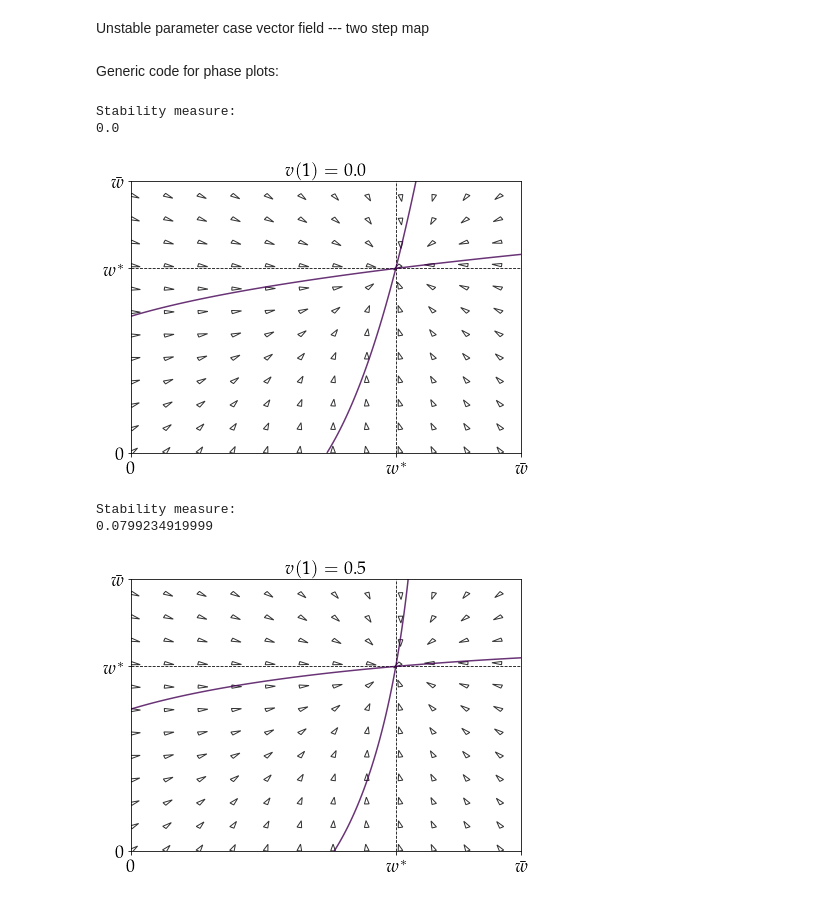
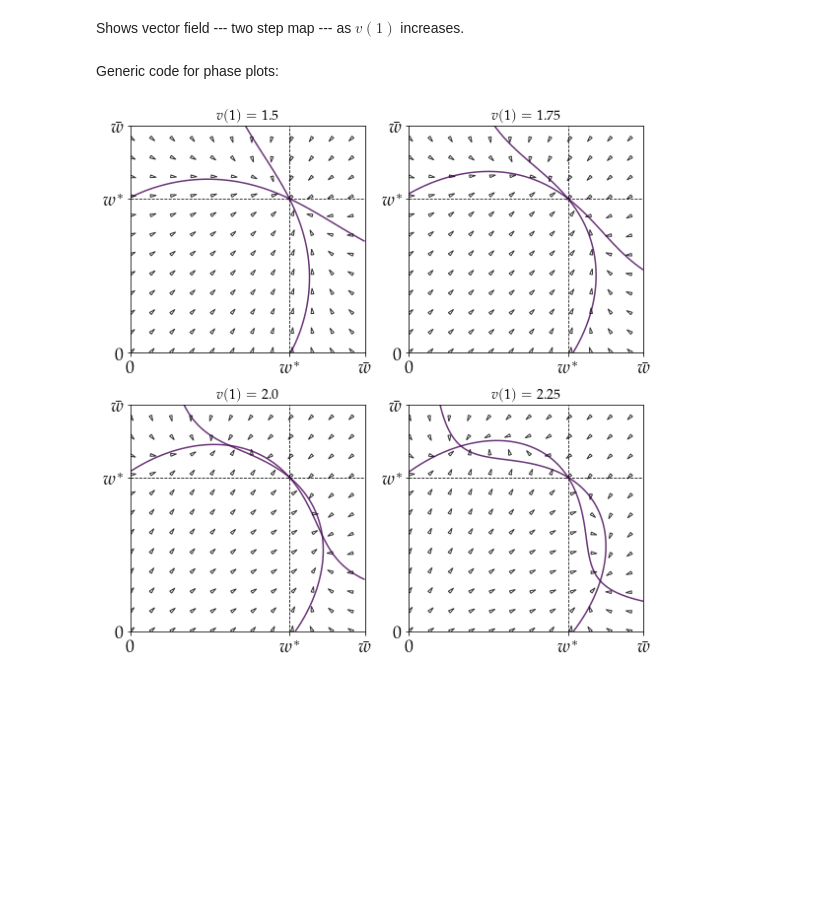
Before and after one commit to jstac/cycles_moral_hazard, a Jupyter notebook: increasing_moral_hazard.ipynb, the cells around one changed output. Saved outputs shown, nothing was run; the diff lists cells and outputs as text; code cells hidden in the pictures; blank space fills up the shorter version.

```diff
--- a/increasing_moral_hazard.ipynb
+++ b/increasing_moral_hazard.ipynb
@@ -3,6 +3,6 @@
 # %% [markdown]
 
-Unstable parameter case vector field --- two step map
+Shows vector field --- two step map --- as $v(1)$ increases.
 # %%
 import matplotlib.pyplot as plt
 import numpy as np
@@ -15,7 +15,9 @@ rc('text', usetex=True)
 # %% [markdown]
 Generic code for phase plots:
 # %%
-def phase_plot(ax, g, h, xmin, xmax, ymin, ymax, gridsize=100):
+def phase_plot(ax, g, h,
+               xmin, xmax, ymin, ymax,
+               gridsize=100):
     """
     Plots the phase diagram for the system x' = g(x,y), y' = h(x,y)
     over the square [xmin, xmax] times [ymin, ymax].
@@ -52,61 +54,56 @@ def phase_plot(ax, g, h, xmin, xmax, ymin, ymax, gridsize=100):
         for y in ygrid:
             draw_arrow(x, y)
 # %%
-def cycle_fig(v1):
-    fig, ax = plt.subplots(figsize=(7, 5))
+
+fig, axes = plt.subplots(2, 2, figsize=(8, 8))
+axes = axes.flatten()
+v1s = 1.5, 1.75, 2.0, 2.25
+
+for ax, v1 in zip(axes, v1s):
 
     title = f'$v(1) = {v1}$'
     country = Country(v1=v1, z=3, alpha=0.55)
 
     alpha, R, theta, wstar = country.alpha, country.R, country.theta, country.wstar
-    ax.set_title(title, fontsize=18)
+    ax.set_title(title, fontsize=14)
 
     xmin = 1e-5
     xmax = (1 - alpha) * R**alpha - 1e-5
 
-    print ("Stability measure: ")
-    print((2 * alpha - 1) * theta * wstar / (1 - alpha))
+    #print ("Stability measure: ")
+    #print((2 * alpha - 1) * theta * wstar / (1 - alpha))
 
     ax.set_xticks((xmin, wstar, xmax))
     ax.set_xticklabels((r'$0$', r'$w^*$', r'$\bar w$'), fontsize=18)
     ax.set_yticks((xmin, wstar, xmax))
     ax.set_yticklabels((r'$0$', r'$w^*$', r'$\bar w$'), fontsize=18)
     ax.vlines([wstar], xmin, xmax, linestyles='--', lw=0.8)
     ax.hlines([wstar], xmin, xmax, linestyles='--', lw=0.8)
 
     def g0(x, y):
         "Law of motion for country X"
         r = integrated_world_r(country, x, country, y)
         phi_x = country.phi(x, r)
         return (1 - alpha) * (phi_x * R)**alpha
 
     def h0(x, y):
         "Law of motion for country Y"
         r = integrated_world_r(country, x, country, y)
         phi_y = country.phi(y, r)
         return (1 - alpha) * (phi_y * R)**alpha
 
     def g(x, y):
         xp, yp = g0(x, y), h0(x, y)
         return g0(xp, yp)
 
     def h(x, y):
         xp, yp = g0(x, y), h0(x, y)
         return h0(xp, yp)
 
     phase_plot(ax, g, h, xmin, xmax, xmin, xmax, gridsize=100)
 
-
-    plt.show()
+plt.tight_layout()
+plt.savefig("changing_v1.pdf")
+plt.show()
+# %% [output]
+[figure, added]
-# %%
-cycle_fig(0.0)
-# %% [output]
-Stability measure:
-0.0
-[figure, removed]
-# %%
-cycle_fig(0.5)
-# %% [output]
-Stability measure:
-0.0799234919999
-[figure, removed]
```
Also changed, not shown: parts of 8 cells of this notebook.
